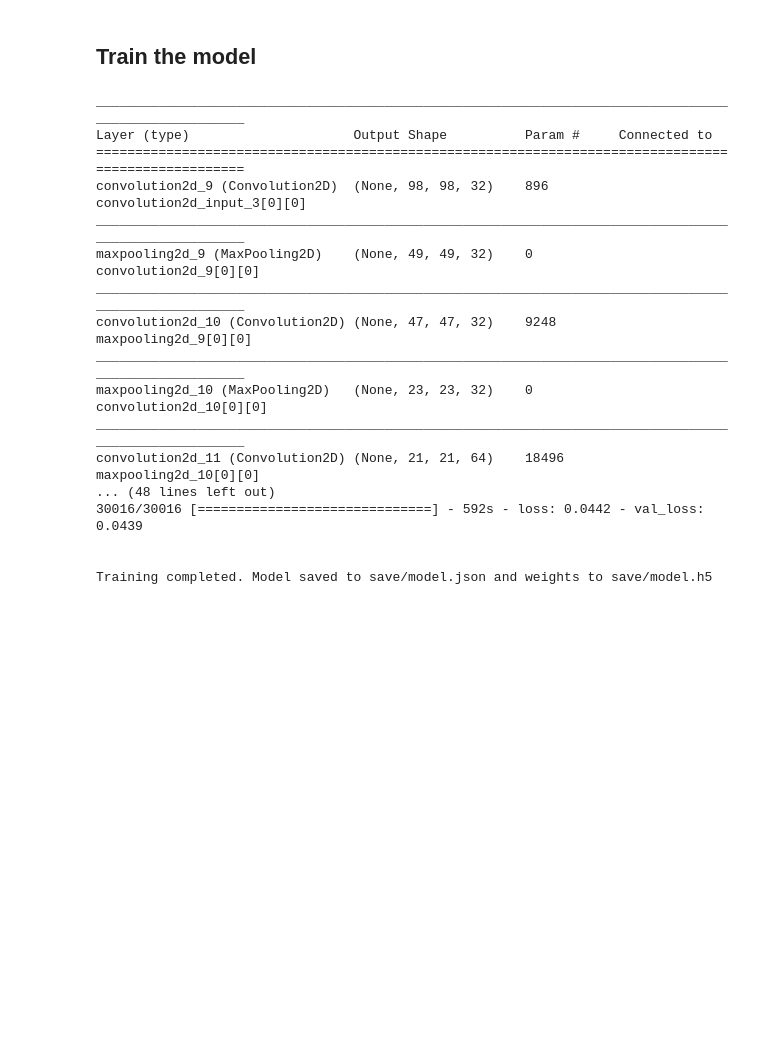
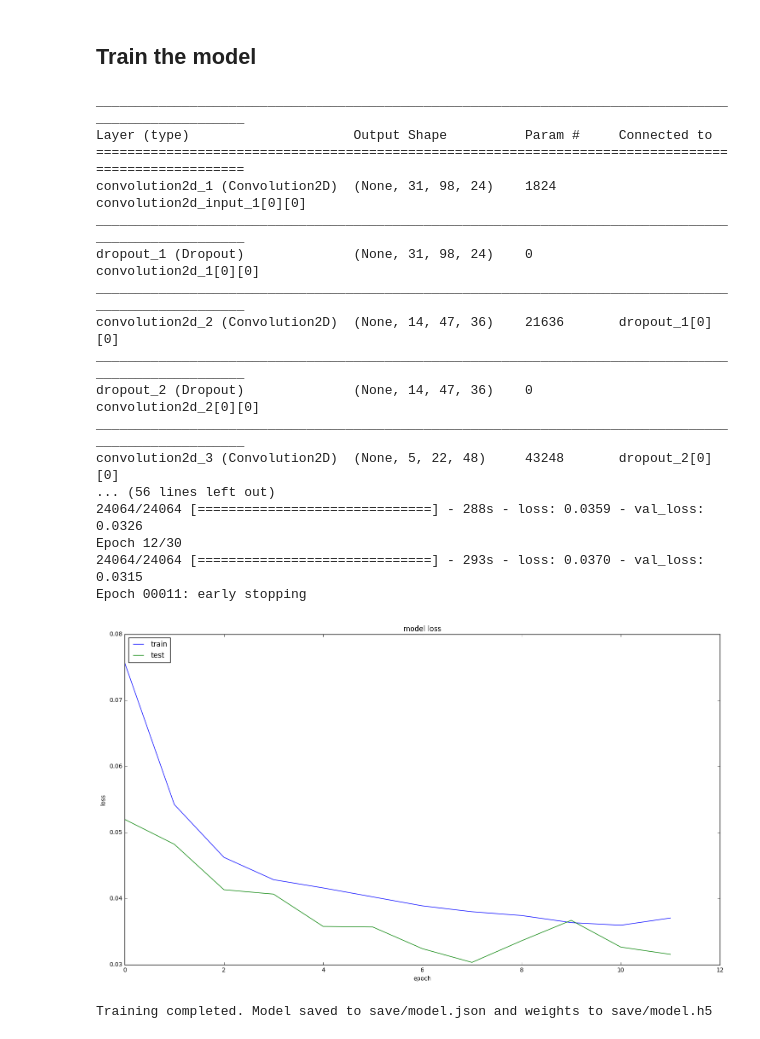
Before and after one commit to js1972/self-driving-car, a Jupyter notebook: self-driving-car.ipynb, the cells around one changed output. Saved outputs shown, nothing was run; the diff lists cells and outputs as text; code cells hidden in the pictures; blank space fills up the shorter version.

```diff
--- a/self-driving-car.ipynb
+++ b/self-driving-car.ipynb
@@ -278,14 +327,14 @@ def model(load_model, shape):
 # %% [markdown]
 ## Train the model
 # %%
-nb_epochs = 10
-batch_size = 64
+nb_epochs = 30
+batch_size = 128
 
 
 early_stopping = EarlyStopping(monitor="val_loss", patience=3, verbose=1)
 save_weights = ModelCheckpoint("save/model.h5", monitor="val_loss", save_best_only=True, save_weights_only=True)
 
-net = model(load_model=False, shape=(100, 100, 3))
+net = model(load_model=False, shape=(66, 200, 3))
 
 X, y = read_log_file(random_drop_straight=True)
 X_train, X_val, y_train, y_val = train_test_split(X, y, test_size=0.10)
@@ -293,44 +342,56 @@ X_train, X_val, y_train, y_val = train_test_split(X, y, test_size=0.10)
 print("len X_train:", len(X_train))
 print("len y_train:", len(y_train))
 print("len X_val:", len(X_val))
 print("len y_val:", len(y_val))
 
-net.fit_generator(
+
+history = net.fit_generator(
     generator(X_train, y_train, batch_size),
-    samples_per_epoch=30016,
+    samples_per_epoch=128*188,
     nb_epoch=nb_epochs,
     callbacks=[early_stopping, save_weights],
     validation_data=generator(X_val, y_val, batch_size),
     nb_val_samples=len(X_val))
 
+# Summarise history for loss
+plt.figure()
+plt.plot(history.history["loss"])
+plt.plot(history.history["val_loss"])
+plt.title("model loss")
+plt.ylabel("loss")
+plt.xlabel("epoch")
+plt.legend(["train", "val"], loc="upper left")
+plt.show()
 
 ##
 # Save model - note that the best weights are already saved above with the save_weights callback
 ##
 
 json = net.to_json()
 #model.save_weights("save/model.h5")
 with open("save/model.json", "w") as f:
     f.write(json)
 
 print("\n\nTraining completed. Model saved to save/model.json and weights to save/model.h5")
 # %% [output]
 ____________________________________________________________________________________________________
 Layer (type)                     Output Shape          Param #     Connected to
 ====================================================================================================
-convolution2d_9 (Convolution2D)  (None, 98, 98, 32)    896         convolution2d_input_3[0][0]
+convolution2d_1 (Convolution2D)  (None, 31, 98, 24)    1824        convolution2d_input_1[0][0]
 ____________________________________________________________________________________________________
-maxpooling2d_9 (MaxPooling2D)    (None, 49, 49, 32)    0           convolution2d_9[0][0]
+dropout_1 (Dropout)              (None, 31, 98, 24)    0           convolution2d_1[0][0]
 ____________________________________________________________________________________________________
-convolution2d_10 (Convolution2D) (None, 47, 47, 32)    9248        maxpooling2d_9[0][0]
+convolution2d_2 (Convolution2D)  (None, 14, 47, 36)    21636       dropout_1[0][0]
 ____________________________________________________________________________________________________
-maxpooling2d_10 (MaxPooling2D)   (None, 23, 23, 32)    0           convolution2d_10[0][0]
+dropout_2 (Dropout)              (None, 14, 47, 36)    0           convolution2d_2[0][0]
 ____________________________________________________________________________________________________
-convolution2d_11 (Convolution2D) (None, 21, 21, 64)    18496       maxpooling2d_10[0][0]
-... (48 lines left out)
-30016/30016 [==============================] - 592s - loss: 0.0442 - val_loss: 0.0439
-
-
-Training completed. Model saved to save/model.json and weights to save/model.h5
+convolution2d_3 (Convolution2D)  (None, 5, 22, 48)     43248       dropout_2[0][0]
+... (56 lines left out)
+24064/24064 [==============================] - 288s - loss: 0.0359 - val_loss: 0.0326
+Epoch 12/30
+24064/24064 [==============================] - 293s - loss: 0.0370 - val_loss: 0.0315
+Epoch 00011: early stopping
+[figure, added]
+Training completed. Model saved to save/model.json and weights to save/model.h5
 # %%
 # Current run:
```
Also changed, not shown: parts of 14 cells of this notebook, 2 other files.
